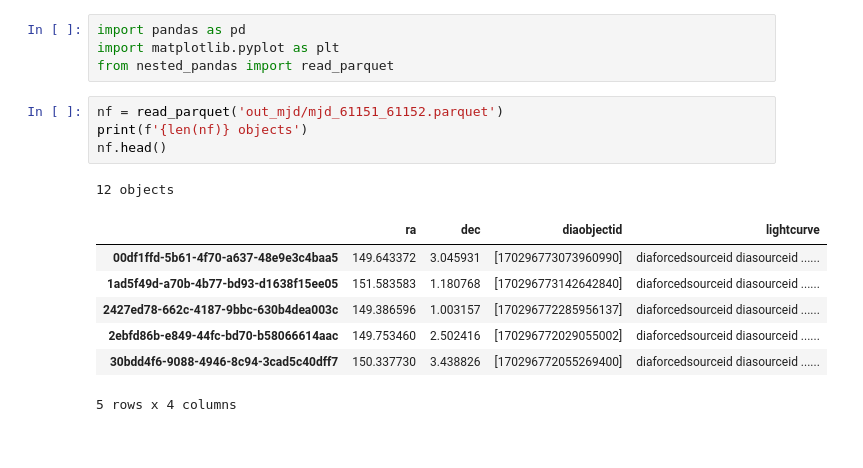
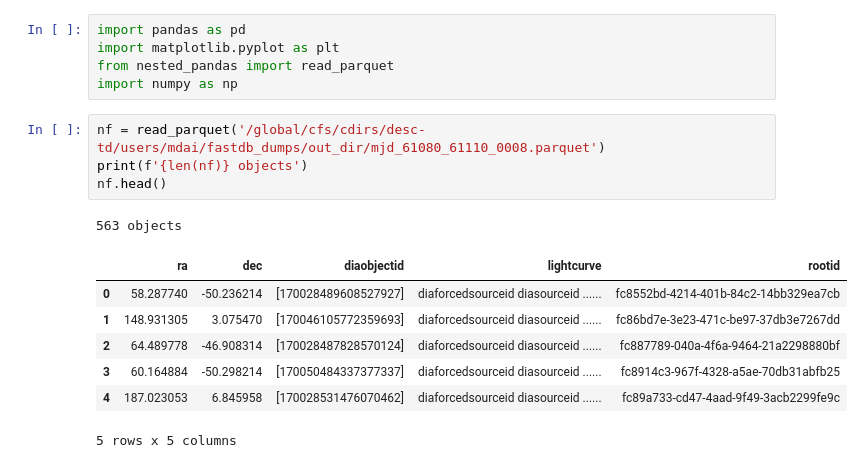
Before and after one commit to mi-dai/fastdb_util, a Jupyter notebook: plot_lightcurves.ipynb, the cells around one changed output. Drawn from its saved outputs; the diff is of its cells as text.

Commit message:
update plot_lightcurve

```diff
--- a/plot_lightcurves.ipynb
+++ b/plot_lightcurves.ipynb
@@ -2,16 +2,17 @@
 import pandas as pd
 import matplotlib.pyplot as plt
 from nested_pandas import read_parquet
+import numpy as np
 # %%
-nf = read_parquet('out_mjd/mjd_61151_61152.parquet')
+nf = read_parquet('/global/cfs/cdirs/desc-td/users/mdai/fastdb_dumps/out_dir/mjd_61080_61110_0008.parquet')
 print(f'{len(nf)} objects')
 nf.head()
 # %% [output]
-12 objects
+563 objects
-|  | ra | dec | diaobjectid | lightcurve |
-| 00df1ffd-5b61-4f70-a637-48e9e3c4baa5 | 149.643372 | 3.045931 | [170296773073960990] | diaforcedsourceid diasourceid ...... |
-| 1ad5f49d-a70b-4b77-bd93-d1638f15ee05 | 151.583583 | 1.180768 | [170296773142642840] | diaforcedsourceid diasourceid ...... |
-| 2427ed78-662c-4187-9bbc-630b4dea003c | 149.386596 | 1.003157 | [170296772285956137] | diaforcedsourceid diasourceid ...... |
-| 2ebfd86b-e849-44fc-bd70-b58066614aac | 149.753460 | 2.502416 | [170296772029055002] | diaforcedsourceid diasourceid ...... |
-| 30bdd4f6-9088-4946-8c94-3cad5c40dff7 | 150.337730 | 3.438826 | [170296772055269400] | diaforcedsourceid diasourceid ...... |
+|  | ra | dec | diaobjectid | lightcurve | rootid |
+| 0 | 58.287740 | -50.236214 | [170028489608527927] | diaforcedsourceid diasourceid ...... | fc8552bd-4214-401b-84c2-14bb329ea7cb |
+| 1 | 148.931305 | 3.075470 | [170046105772359693] | diaforcedsourceid diasourceid ...... | fc86bd7e-3e23-471c-be97-37db3e7267dd |
+| 2 | 64.489778 | -46.908314 | [170028487828570124] | diaforcedsourceid diasourceid ...... | fc887789-040a-4f6a-9464-21a2298880bf |
+| 3 | 60.164884 | -50.298214 | [170050484337377337] | diaforcedsourceid diasourceid ...... | fc8914c3-967f-4328-a5ae-70db31abfb25 |
+| 4 | 187.023053 | 6.845958 | [170028531476070462] | diaforcedsourceid diasourceid ...... | fc89a733-cd47-4aad-9f49-3acb2299fe9c |
-5 rows x 4 columns
+5 rows x 5 columns
```
Also changed, not shown: parts of 7 cells of this notebook.
